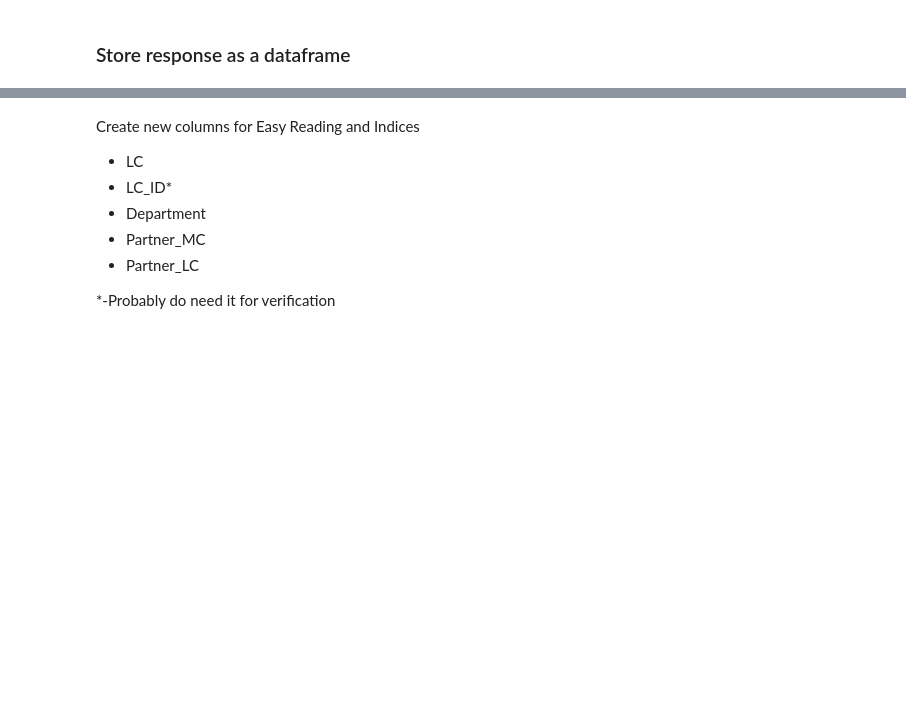
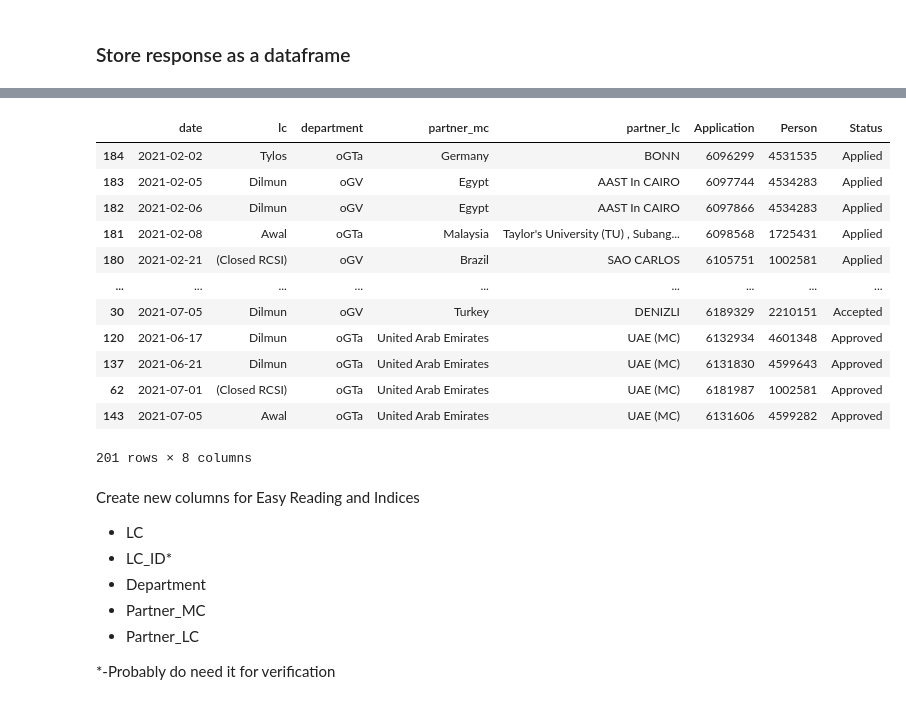
Before and after one commit to isados/expa-bh-analytics, a Jupyter notebook: try_eda.ipynb, the cells around one changed output, grey strips where cells are left out. Cells and saved outputs as stored; diff of their text form; code cells hidden in the pictures; blank space fills up the shorter version.

```diff
--- a/try_eda.ipynb
+++ b/try_eda.ipynb
@@ -136,0 +257,31 @@ memory usage: 20.0+ KB
+# %%
+"""
+Produce Performance Analytics DataFrame
+    * First convert dates from longform to YYYY-MM-DD
+    * Group by Date, LC, Dept, PartnerMC, PartnerLC, and the metrics like # of Applications, Accepted etc.. will be the aggregation
+"""
+
+date_cols = ['created_at', 'date_matched', 'date_approved', 'date_realized', 'updated_at']
+multi_indices = ['lc', 'department', 'partner_mc', 'partner_lc']
+aggregration_fields = ['id', 'person_id']
+
+# Generate table with these columns only
+perf_table = apps_df[aggregration_fields + date_cols + multi_indices].copy()
+
+# Ensure that dates are uniform and shortened
+perf_table.loc[:,date_cols] = apps_df[date_cols].applymap(lambda x: x[:-10], na_action='ignore')
+
+def get_timeseries_formetric(table: pd.DataFrame, other_fields: list, selected_date_col: str, metric_name: str) -> pd.DataFrame:
+    table = table[[selected_date_col, *other_fields, *aggregration_fields]]
+    _ = table.sort_values([selected_date_col, *other_fields])
+    _['Status'] = metric_name
+    _.rename(columns={selected_date_col: "date",
+                    "id": "Application",
+                    "person_id": "Person"}, inplace=True)
+
+
+    return _.dropna(axis=0)
+
+apps_per_day = get_timeseries_formetric(perf_table, multi_indices, "created_at", "Applied")
+acc_per_day = get_timeseries_formetric(perf_table, multi_indices, "date_matched", "Accepted")
+apd_per_day = get_timeseries_formetric(perf_table, multi_indices, "date_approved", "Approved")
@@ -136,0 +296,19 @@ memory usage: 20.0+ KB
+# %%
+perf_analysis_df = pd.concat([apps_per_day, acc_per_day, apd_per_day])
+perf_analysis_df.fillna("", inplace=True, axis=0)
+# %%
+perf_analysis_df
+# %% [output]
+|  | date | lc | department | partner_mc | partner_lc | Application | Person | Status |
+| 184 | 2021-02-02 | Tylos | oGTa | Germany | BONN | 6096299 | 4531535 | Applied |
+| 183 | 2021-02-05 | Dilmun | oGV | Egypt | AAST In CAIRO | 6097744 | 4534283 | Applied |
+| 182 | 2021-02-06 | Dilmun | oGV | Egypt | AAST In CAIRO | 6097866 | 4534283 | Applied |
+| 181 | 2021-02-08 | Awal | oGTa | Malaysia | Taylor's University (TU) , Subang... | 6098568 | 1725431 | Applied |
+| 180 | 2021-02-21 | (Closed RCSI) | oGV | Brazil | SAO CARLOS | 6105751 | 1002581 | Applied |
+| ... | ... | ... | ... | ... | ... | ... | ... | ... |
+| 30 | 2021-07-05 | Dilmun | oGV | Turkey | DENIZLI | 6189329 | 2210151 | Accepted |
+| 120 | 2021-06-17 | Dilmun | oGTa | United Arab Emirates | UAE (MC) | 6132934 | 4601348 | Approved |
+| 137 | 2021-06-21 | Dilmun | oGTa | United Arab Emirates | UAE (MC) | 6131830 | 4599643 | Approved |
+| 62 | 2021-07-01 | (Closed RCSI) | oGTa | United Arab Emirates | UAE (MC) | 6181987 | 1002581 | Approved |
+| 143 | 2021-07-05 | Awal | oGTa | United Arab Emirates | UAE (MC) | 6131606 | 4599282 | Approved |
+201 rows × 8 columns
```
Also changed, not shown: parts of 13 cells of this notebook.
